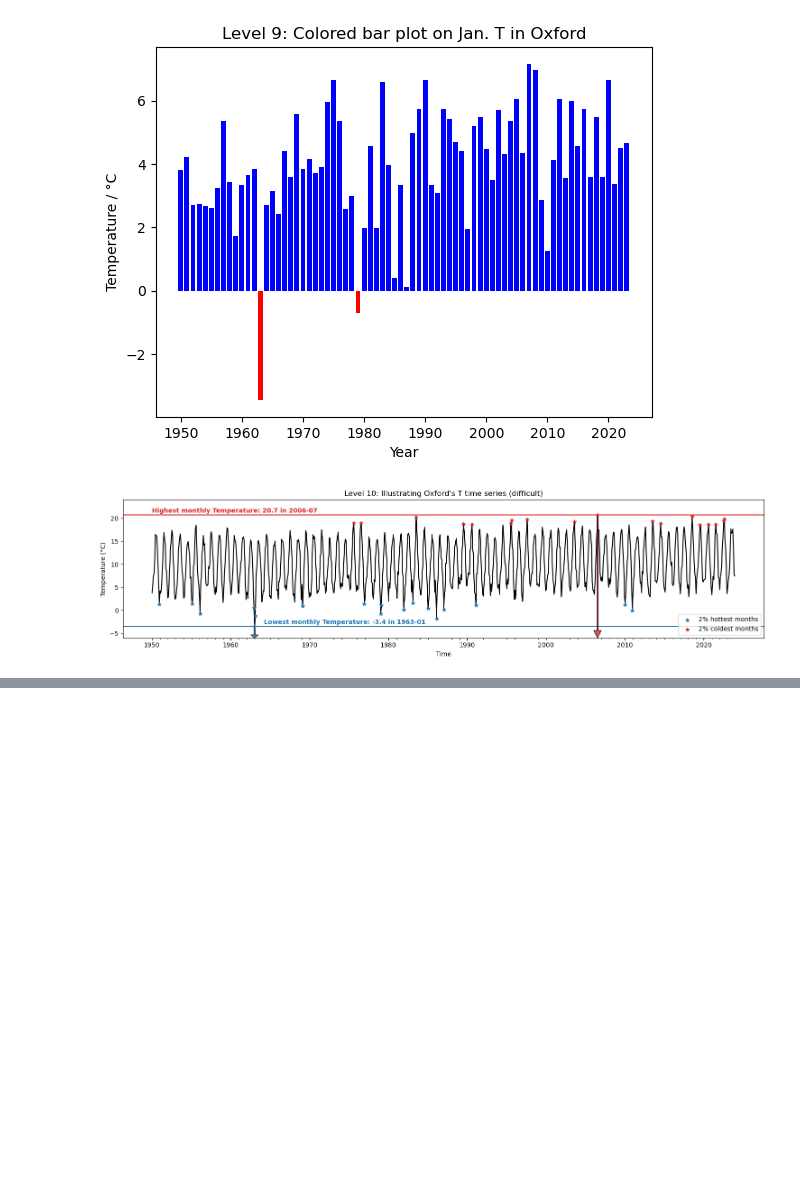
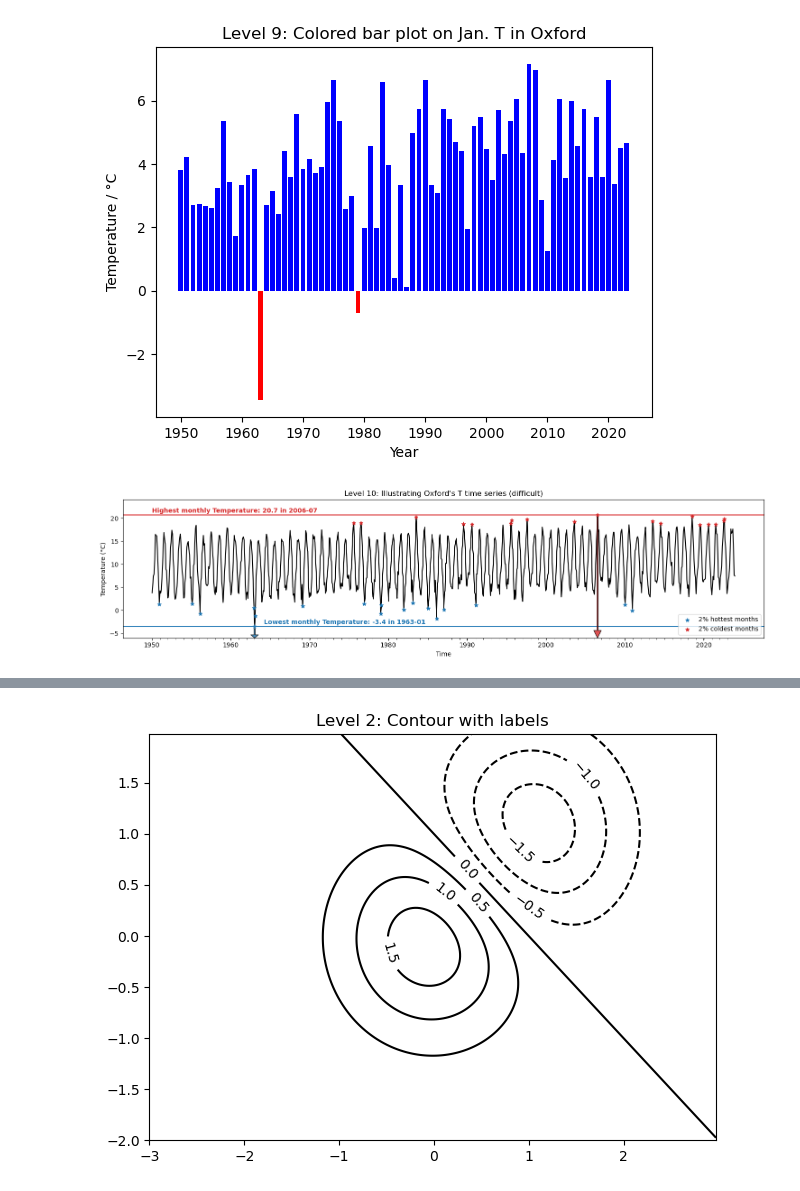
Before and after one commit to bobbyantonio/iecdt_environmental_data_analysis, a Jupyter notebook: course_notebooks/plot/matplotlib_solutions.ipynb, the cells around one changed output, grey strips where cells are left out. Saved outputs shown, nothing was run; the diff lists cells and outputs as text; code cells hidden in the pictures; blank space fills up the shorter version.

```diff
--- a/course_notebooks/plot/matplotlib_solutions.ipynb
+++ b/course_notebooks/plot/matplotlib_solutions.ipynb
@@ -311,0 +355,28 @@ plt.show()
+# %%
+# Inspired from: https://matplotlib.org/stable/gallery/images_contours_and_fields/contour_demo.html#sphx-glr-gallery-images-contours-and-fields-contour-demo-py
+
+# Data for plotting
+delta = 0.025
+x = np.arange(-3.0, 3.0, delta)
+y = np.arange(-2.0, 2.0, delta)
+X, Y = np.meshgrid(x, y)
+Z1 = np.exp(-X**2 - Y**2)
+Z2 = np.exp(-(X - 1)**2 - (Y - 1)**2)
+Z = (Z1 - Z2) * 2
+
+# Create axes
+ax = plt.axes()
+
+# Plot contour with labels
+c = ax.contour(X, Y, Z, colors = 'k')
+ax.clabel(c, inline=True, fontsize=10)
+
+# Title
+ax.set_title("Level 2: Contour with labels")
+
+# Save and show
+plt.tight_layout()
+plt.savefig('examples/maps_level2.png',)
+plt.show()
+# %% [output]
+[figure, added]
```
Also changed, not shown: parts of 8 cells of this notebook, 12 other files.
